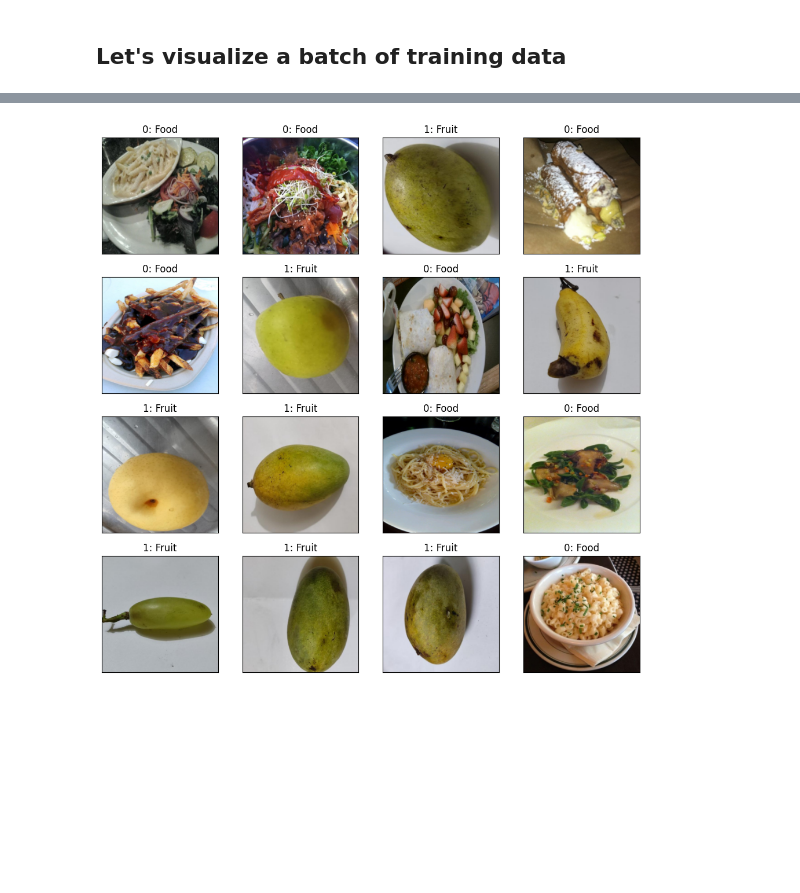
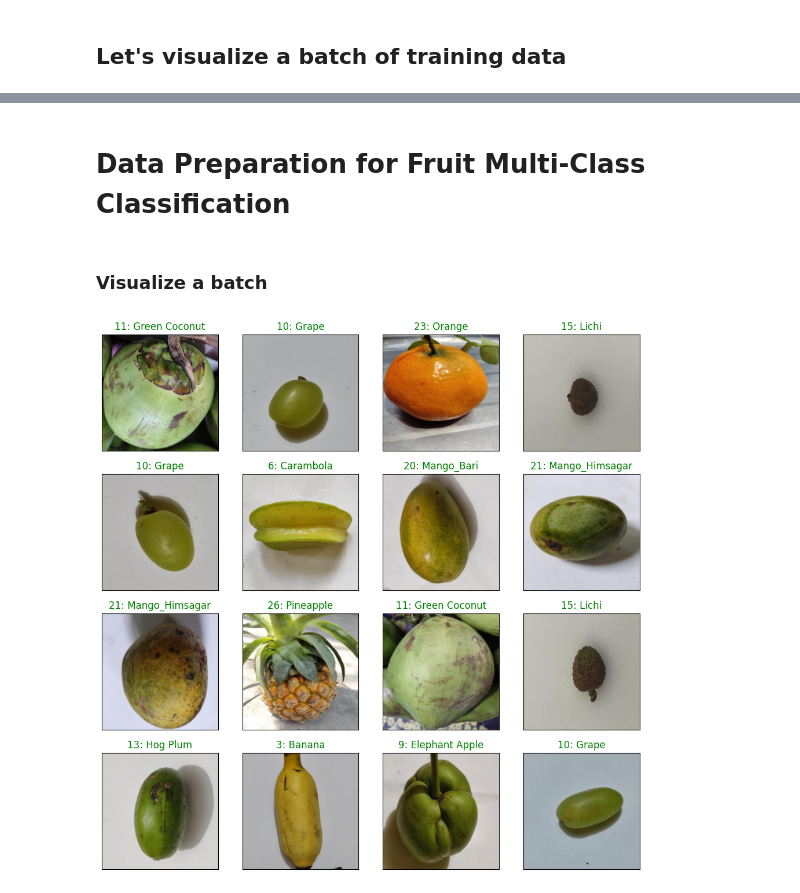
Before and after one commit to Omar-Elhakim/Food-Fruit-Recognition, a Jupyter notebook: main.ipynb, the cells around one changed output, grey strips where cells are left out. Cells and saved outputs as stored; diff of their text form; code cells hidden in the pictures; blank space fills up the shorter version.

Commit message:
The data is ready for fruit multi class classification

```diff
--- a/main.ipynb
+++ b/main.ipynb
@@ -83,16 +98,41 @@ data_iter = iter(train_loader)
-# %%
-images, labels = next(data_iter)
-
-class_names = {0: 'Food', 1: 'Fruit'}
-fig = plt.figure(figsize=(12, 12))
-
-for i in range(16):
-    ax = fig.add_subplot(4, 4, i + 1, xticks=[], yticks=[])
-    img_display = images[i].numpy().transpose((1, 2, 0))
-    plt.imshow(img_display)
-    label_id = labels[i].item()
-    ax.set_title(f"{label_id}: {class_names[label_id]}")
-
-plt.show()
-# %% [output]
-[figure, removed]
+# %% [markdown]
+# Data Preparation for Fruit Multi-Class Classification
+# %%
+fruit_multiclass_train = datasets.ImageFolder(
+    root="Project Data/Fruit/Train",
+    transform=transforms,
+    is_valid_file=ignore_masks
+)
+
+fruit_multiclass_val = datasets.ImageFolder(
+    root="Project Data/Fruit/Validation",
+    transform=transforms,
+    is_valid_file=ignore_masks
+)
+
+# 4. Create the Loaders
+fruit_train_loader = DataLoader(fruit_multiclass_train, batch_size=32, shuffle=True)
+fruit_val_loader = DataLoader(fruit_multiclass_val, batch_size=32, shuffle=False)
+# %% [markdown]
+### Visualize a batch
+# %%
+fruit_names = fruit_multiclass_train.classes
+
+data_iter = iter(fruit_train_loader)
+images, labels = next(data_iter)
+
+fig = plt.figure(figsize=(12, 12))
+
+for i in range(16):
+    ax = fig.add_subplot(4, 4, i + 1, xticks=[], yticks=[])
+
+    img_display = images[i].numpy().transpose((1, 2, 0))
+    plt.imshow(img_display)
+    idx = labels[i].item()
+    real_name = fruit_names[idx]
+
+    ax.set_title(f"{idx}: {real_name}", color="green")
+
+plt.show()
+# %% [output]
+[figure, added]
```
Also changed, not shown: parts of 7 cells of this notebook.
